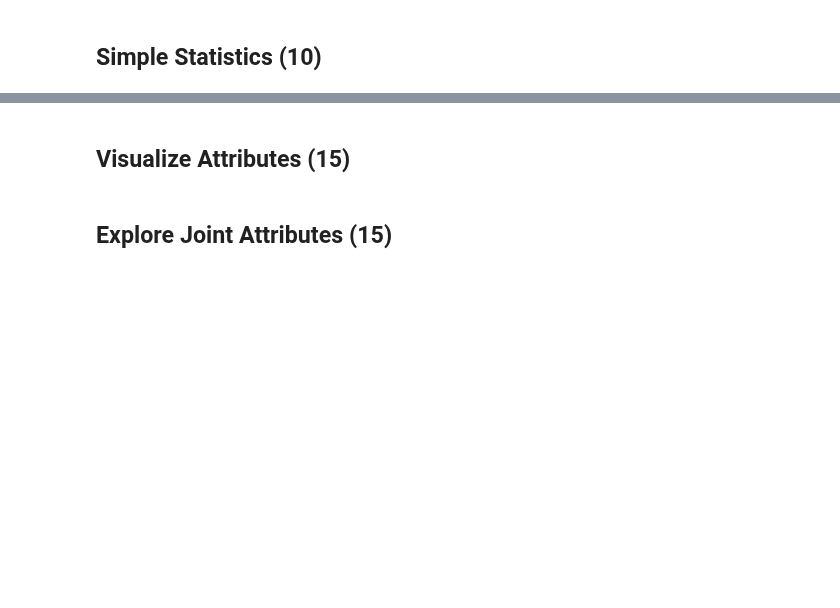
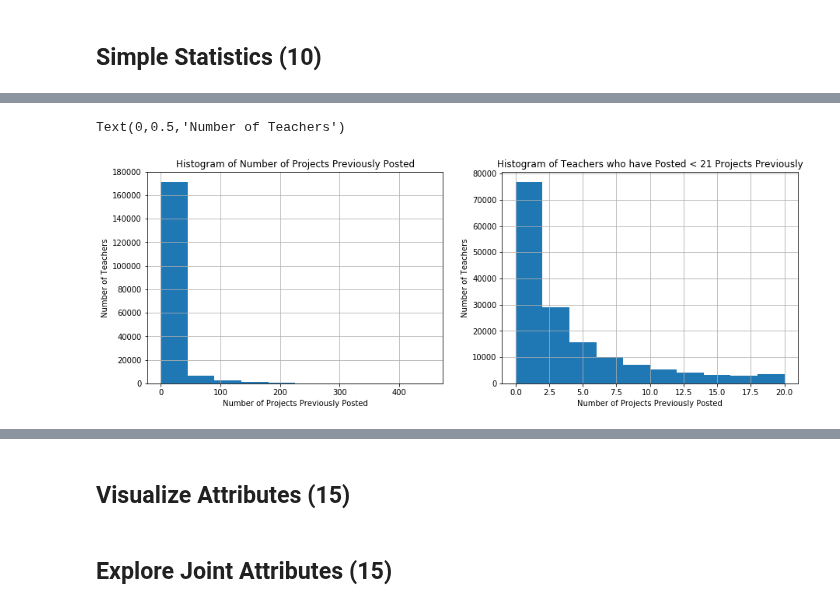
Before and after one commit to davestroud/DataMining_SMU, a Jupyter notebook: Template.ipynb, the cells around one changed output, grey strips where cells are left out. Drawn from its saved outputs; the diff is of its cells as text; code cells hidden in the pictures; blank space fills up the shorter version.

```diff
--- a/Template.ipynb
+++ b/Template.ipynb
@@ -6,0 +89,4 @@
+# %%
+#https://www.kaggle.com/codename007/a-very-extensive-end-to-end-project-donorschoose
+## Merging with train and test data ##
+train_resource = pd.merge(df_train, df_resources, on="id", how='left')
@@ -8,0 +204,11 @@
+# %%
+t2 = train_resource.pivot_table(index = ['id', 'description'],
+                                values='quantity',
+                                aggfunc=np.sum)
+t2.reset_index(inplace=True)
+train_resource = pd.merge(train_resource,
+                          t2,
+                          on=['id', 'description'],
+                          how='right',
+                          suffixes=('_Orig', '_True'))
+train_resource[train_resource.duplicated()].head(5)
@@ -8,0 +224,6 @@
+# %%
+train_resource = train_resource.drop_duplicates()
+train_resource = train_resource.drop('quantity_Orig', axis=1)
+train_resource = train_resource.rename(columns={'quantity_True': 'True_Quantity'})
+train_resource['Total_Cost'] = train_resource.price * train_resource.True_Quantity
+print("Number of duplicate rows in the teacher's request data frame: ", sum(train_resource.duplicated()))
@@ -8,0 +234,8 @@
+# %%
+Total_cost = train_resource.pivot_table(values=['Total_Cost','True_Quantity'],
+                                        index='id',
+                                        aggfunc={'Total_Cost' : np.sum, 'True_Quantity' : np.sum})
+Total_cost.reset_index(level=0, inplace = True)
+
+df_train = df_train.merge(Total_cost, on='id', how='left')
+df_train['Average_item_cost'] = df_train.Total_Cost  / df_train.True_Quantity
@@ -10,0 +278,15 @@
+# %%
+plt.figure(figsize=(15,5))
+plt.subplot(1,2,1)
+plt.title('Histogram of Number of Projects Previously Posted')
+df_train.teacher_number_of_previously_posted_projects.hist()
+plt.xlabel('Number of Projects Previously Posted')
+plt.ylabel('Number of Teachers')
+plt.subplot(1,2,2)
+plt.title('Histogram of Teachers who have Posted < 21 Projects Previously')
+df_train[df_train['teacher_number_of_previously_posted_projects'] < 21]['teacher_number_of_previously_posted_projects'].hist()
+plt.xlabel('Number of Projects Previously Posted')
+plt.ylabel('Number of Teachers')
+# %% [output]
+Text(0,0.5,'Number of Teachers')
+[figure, added]
```
Also changed, not shown: parts of 40 cells of this notebook.
